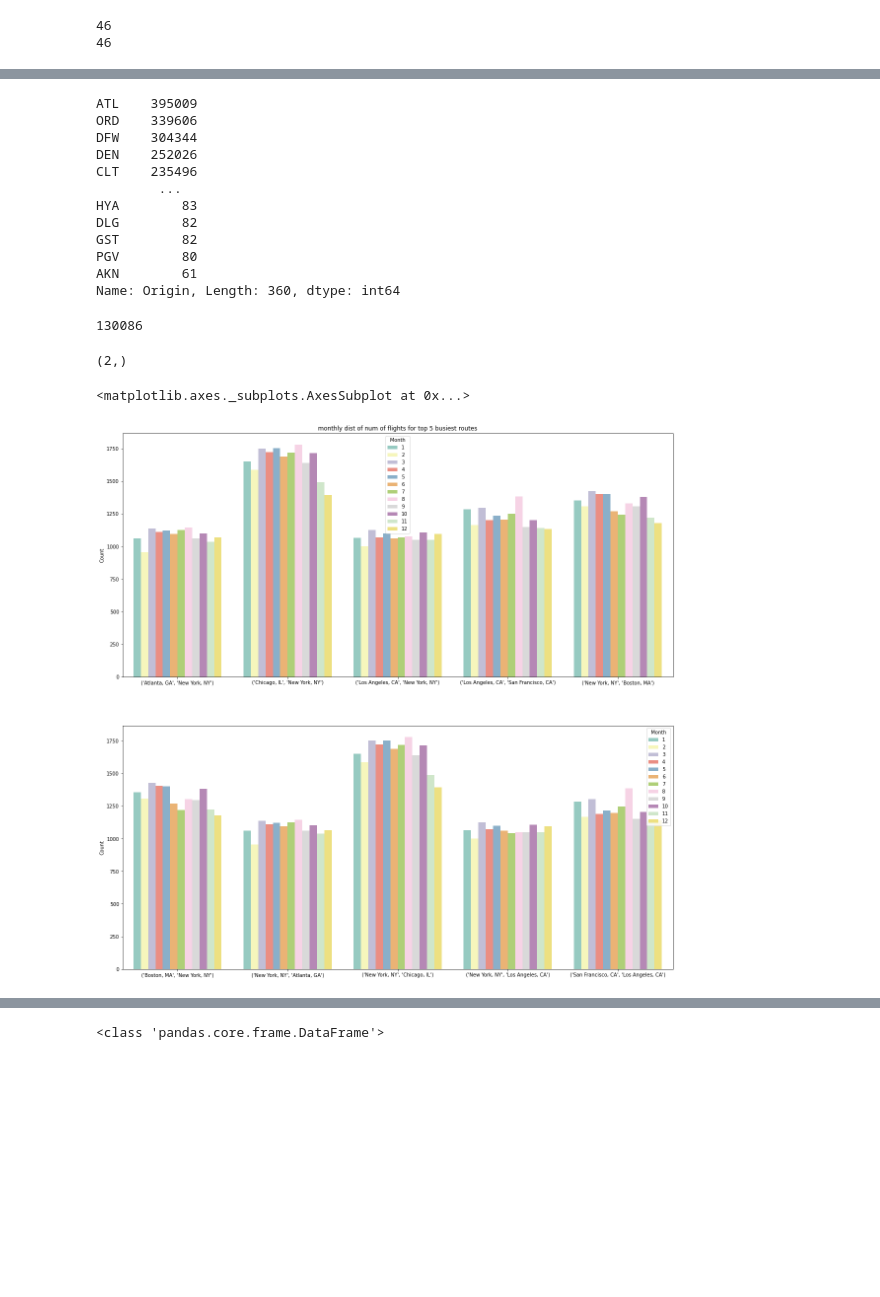
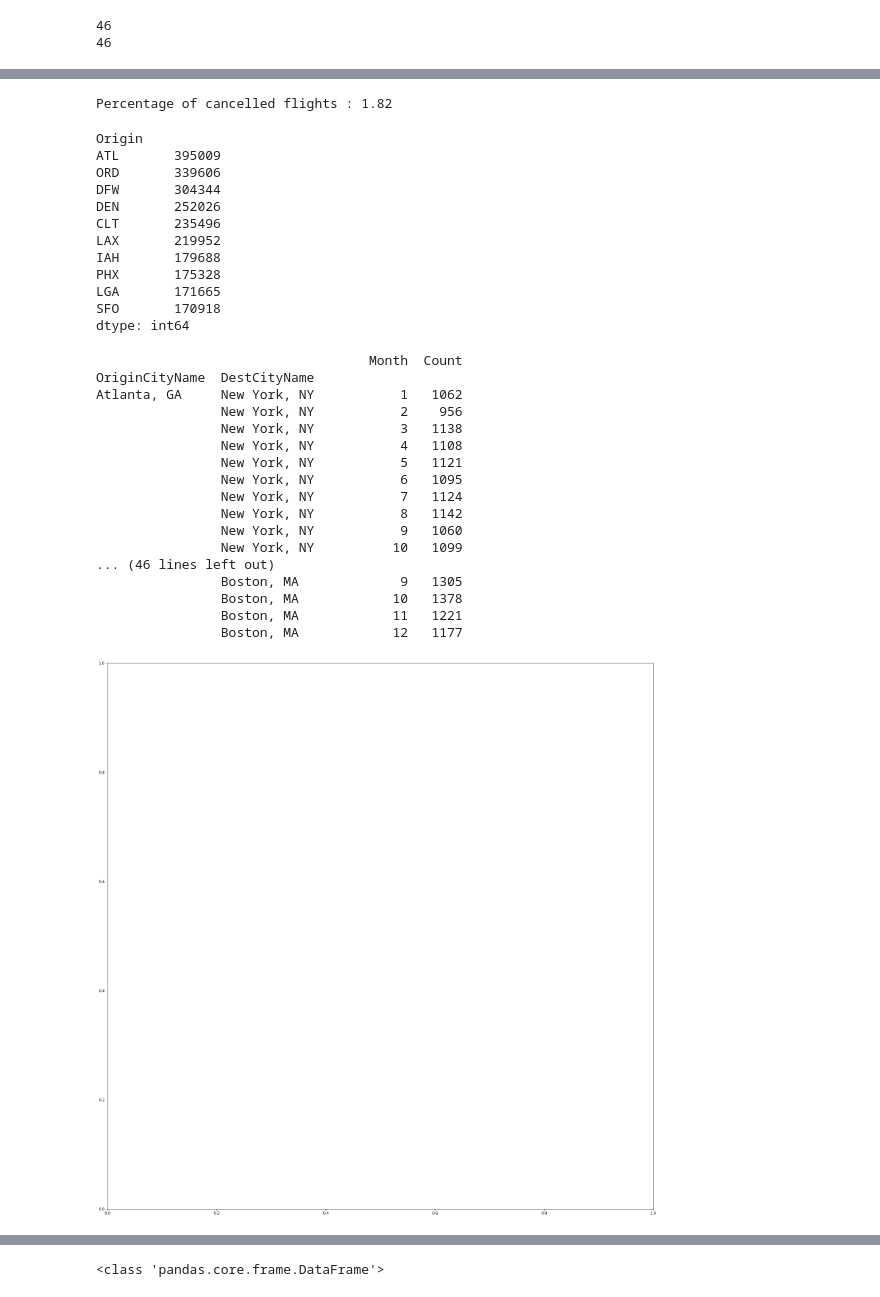
Before and after one commit to vijaynadimpalli/USAirplaneDataAnalysis, a Jupyter notebook: AirplaneDelayAnalysis.ipynb, the cells around one changed output, grey strips where cells are left out. Cells and saved outputs as stored; diff of their text form; code cells hidden in the pictures; blank space fills up the shorter version.

```diff
--- a/AirplaneDelayAnalysis.ipynb
+++ b/AirplaneDelayAnalysis.ipynb
@@ -458,46 +419,68 @@ Index(['Year', 'Quarter', 'Month', 'DayofMonth', 'DayOfWeek', 'FlightDate',
+# %%
+#print(df['Cancelled'].value_counts())
+#Statistics for number of cancellations...
+#Percent of cancelled flights
+
+print("Percentage of cancelled flights : %.2f" %(100*df['Cancelled'].value_counts()[1]/(df['Cancelled'].value_counts()[1]+df['Cancelled'].value_counts()[0])))
+# %% [output]
+Percentage of cancelled flights : 1.82
 # %%
-df['Origin'].value_counts()
+df[['Origin']].value_counts()[:10]
+#Top 10 busiest airports
 # %% [output]
-ATL    395009
-ORD    339606
-DFW    304344
-DEN    252026
-CLT    235496
-        ...
-HYA        83
-DLG        82
-GST        82
-PGV        80
-AKN        61
-Name: Origin, Length: 360, dtype: int64
+Origin
+ATL       395009
+ORD       339606
+DFW       304344
+DEN       252026
+CLT       235496
+LAX       219952
+IAH       179688
+PHX       175328
+LGA       171665
+SFO       170918
+dtype: int64
 # %%
-df['DepTime'].isna().sum()
+# df['DepTime'].isna().sum()
-# %% [output]
-130086
 # %%
 ind=df.groupby(by=['OriginCityName','DestCityName'])['Year'].count().sort_values(ascending=False).index[:10:2]
 ind1=df.groupby(by=['OriginCityName','DestCityName'])['Year'].count().sort_values(ascending=False).index[1:10:2]
 
 #print(ind)
 # start = ind.get_level_values('OriginCityName')
 # end = ind.get_level_values('DestCityName')
 # print(start)
 # print(end)
 
 
 dat=df.groupby(by=['OriginCityName','DestCityName','Month'])[['Year']].count().reset_index(2).rename({'Year':'Count'},axis=1).loc[lambda df:df.apply(lambda x: x.name in ind,axis=1),:]
-#print(dat)
+print(dat)
 dat1=df.groupby(by=['OriginCityName','DestCityName','Month'])[['Year']].count().reset_index(2).rename({'Year':'Count'},axis=1).loc[lambda df:df.apply(lambda x: x.name in ind1,axis=1),:]
 fig, axs = plt.subplots(2, 1, figsize=(20,20))
-#ax=fig.add_axes([0,0,1,1])
-print(axs.shape)
-sns.barplot(x=dat.index,y=dat['Count'],hue=dat['Month'],palette='Set3',ax=axs[0])
-axs[0].set_title("monthly dist of num of flights for top 5 busiest routes")
-sns.barplot(x=dat1.index,y=dat1['Count'],hue=dat1['Month'],palette='Set3',ax=axs[1])
+ax=fig.add_axes([0,0,1,1])
+# print(axs.shape)
+# sns.barplot(x=dat.index,y=dat['Count'],hue=dat['Month'],palette='Set3',ax=axs[0])
+# axs[0].set_title("monthly dist of num of flights for top 5 busiest routes")
+# sns.barplot(x=dat1.index,y=dat1['Count'],hue=dat1['Month'],palette='Set3',ax=axs[1])
 # %% [output]
-(2,)
+                                   Month  Count
+OriginCityName  DestCityName
+Atlanta, GA     New York, NY           1   1062
+                New York, NY           2    956
+                New York, NY           3   1138
+                New York, NY           4   1108
+                New York, NY           5   1121
+                New York, NY           6   1095
+                New York, NY           7   1124
+                New York, NY           8   1142
+                New York, NY           9   1060
+                New York, NY          10   1099
+... (46 lines left out)
+                Boston, MA             9   1305
+                Boston, MA            10   1378
+                Boston, MA            11   1221
+                Boston, MA            12   1177
-<matplotlib.axes._subplots.AxesSubplot at 0x...>
-[figure, old version]
+[figure, new version]
 # %%
 #Airline Cancellations record
 fig=plt.figure(figsize=(10,6))
```
Also changed, not shown: parts of 67 cells of this notebook.
